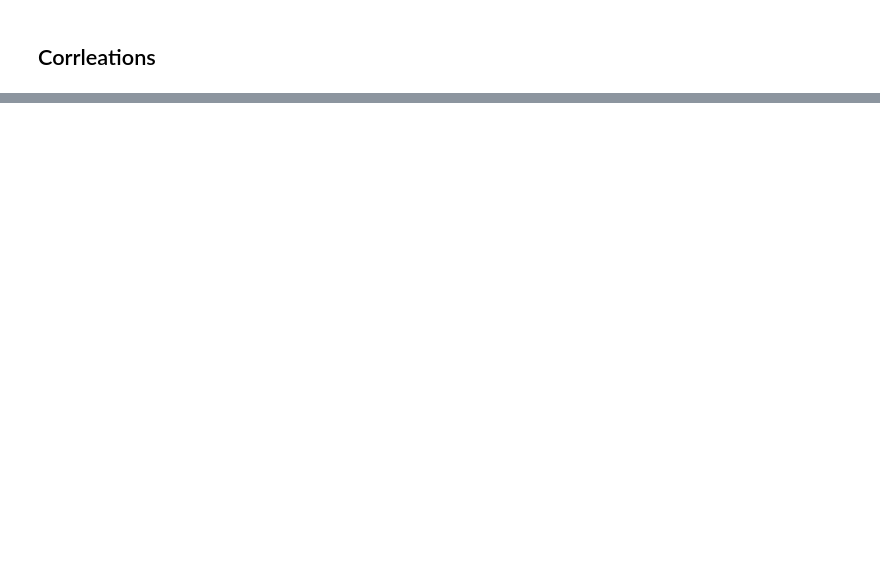
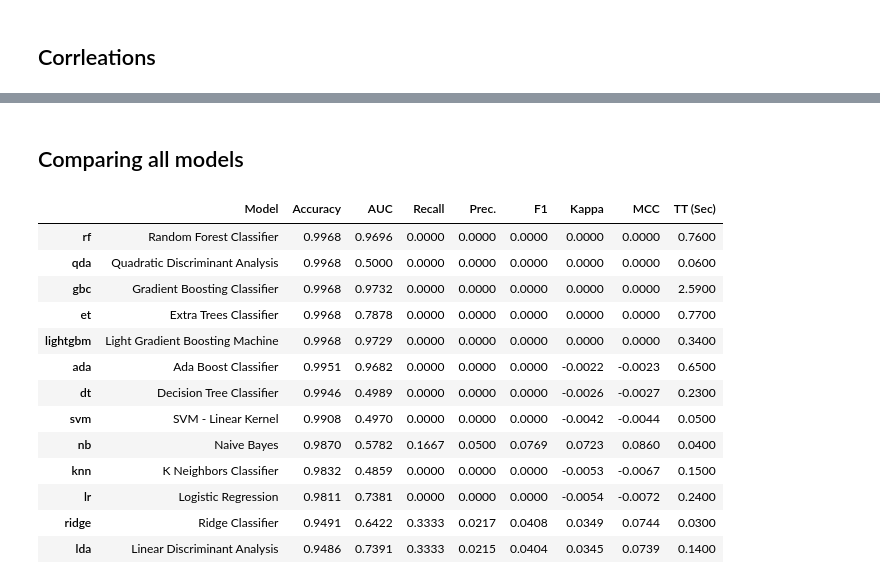
Before and after one commit to rtheman/sages, a Jupyter notebook: Flights_Delay_classification/Train_Model_AA.ipynb, the cells around one changed output, grey strips where cells are left out. Saved outputs shown, nothing was run; the diff lists cells and outputs as text; code cells hidden in the pictures; blank space fills up the shorter version.

```diff
--- a/Flights_Delay_classification/Train_Model_AA.ipynb
+++ b/Flights_Delay_classification/Train_Model_AA.ipynb
@@ -202,0 +252,24 @@ Sure enough, there's only year 2007 data
+# %% [markdown]
+## Comparing all models
+# %%
+# ref.
+#   -- https://pycaret.readthedocs.io/en/latest/api/classification.html?highlight=compare_models#pycaret.classification.compare_models
+#   -- https://machinelearningmastery.com/k-fold-cross-validation/
+
+best_model = compare_models(cross_validation=False)
+# best_model = compare_modelfold=old=3)
+# %% [output]
+|  | Model | Accuracy | AUC | Recall | Prec. | F1 | Kappa | MCC | TT (Sec) |
+| rf | Random Forest Classifier | 0.9968 | 0.9696 | 0.0000 | 0.0000 | 0.0000 | 0.0000 | 0.0000 | 0.7600 |
+| qda | Quadratic Discriminant Analysis | 0.9968 | 0.5000 | 0.0000 | 0.0000 | 0.0000 | 0.0000 | 0.0000 | 0.0600 |
+| gbc | Gradient Boosting Classifier | 0.9968 | 0.9732 | 0.0000 | 0.0000 | 0.0000 | 0.0000 | 0.0000 | 2.5900 |
+| et | Extra Trees Classifier | 0.9968 | 0.7878 | 0.0000 | 0.0000 | 0.0000 | 0.0000 | 0.0000 | 0.7700 |
+| lightgbm | Light Gradient Boosting Machine | 0.9968 | 0.9729 | 0.0000 | 0.0000 | 0.0000 | 0.0000 | 0.0000 | 0.3400 |
+| ada | Ada Boost Classifier | 0.9951 | 0.9682 | 0.0000 | 0.0000 | 0.0000 | -0.0022 | -0.0023 | 0.6500 |
+| dt | Decision Tree Classifier | 0.9946 | 0.4989 | 0.0000 | 0.0000 | 0.0000 | -0.0026 | -0.0027 | 0.2300 |
+| svm | SVM - Linear Kernel | 0.9908 | 0.4970 | 0.0000 | 0.0000 | 0.0000 | -0.0042 | -0.0044 | 0.0500 |
+| nb | Naive Bayes | 0.9870 | 0.5782 | 0.1667 | 0.0500 | 0.0769 | 0.0723 | 0.0860 | 0.0400 |
+| knn | K Neighbors Classifier | 0.9832 | 0.4859 | 0.0000 | 0.0000 | 0.0000 | -0.0053 | -0.0067 | 0.1500 |
+| lr | Logistic Regression | 0.9811 | 0.7381 | 0.0000 | 0.0000 | 0.0000 | -0.0054 | -0.0072 | 0.2400 |
+| ridge | Ridge Classifier | 0.9491 | 0.6422 | 0.3333 | 0.0217 | 0.0408 | 0.0349 | 0.0744 | 0.0300 |
+| lda | Linear Discriminant Analysis | 0.9486 | 0.7391 | 0.3333 | 0.0215 | 0.0404 | 0.0345 | 0.0739 | 0.1400 |
```
Also changed, not shown: parts of 16 cells of this notebook.
